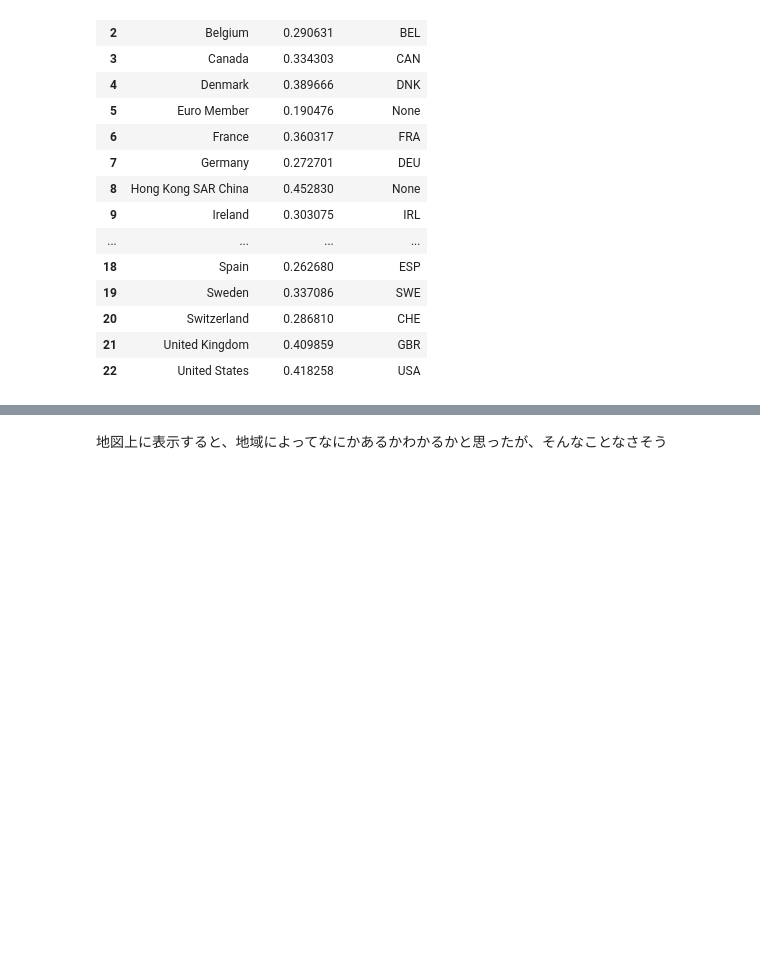
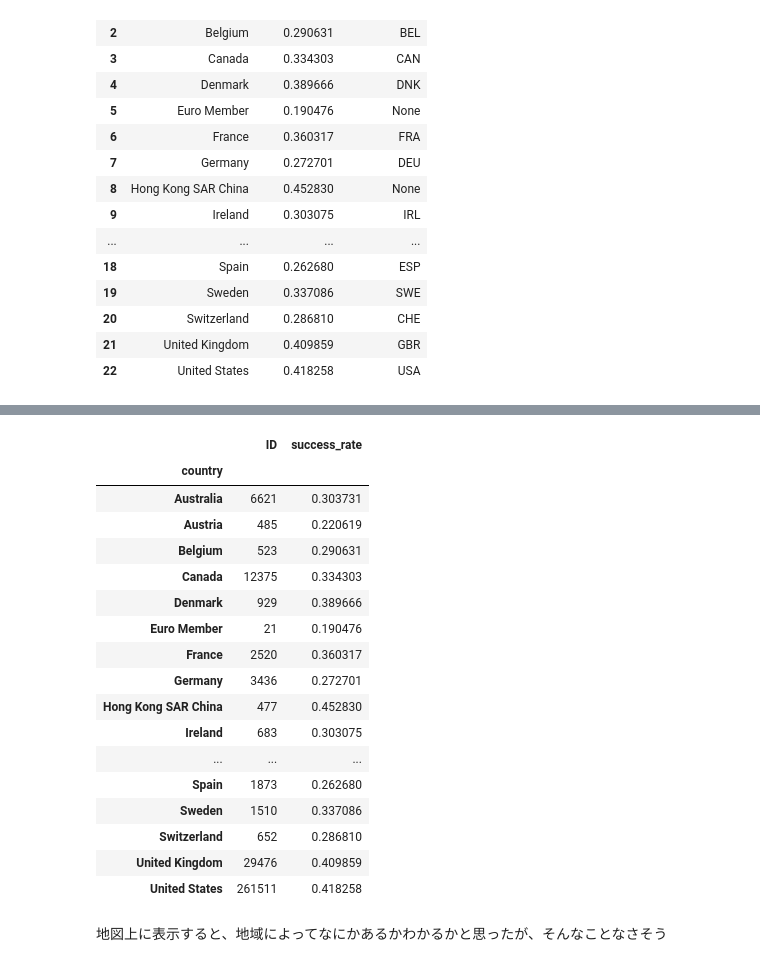
Before and after one commit to curiburn/learning_playground, a Jupyter notebook: kickstartar/edas/is_success_2.ipynb, the cells around one changed output, grey strips where cells are left out. Saved outputs shown, nothing was run; the diff lists cells and outputs as text; code cells hidden in the pictures; blank space fills up the shorter version.

```diff
--- a/kickstartar/edas/is_success_2.ipynb
+++ b/kickstartar/edas/is_success_2.ipynb
@@ -102,5 +100,26 @@ px.choropleth(
 ).show()
 # %% [output]
 [interactive output not drawn]
+# %%
+pd.concat([DATA.groupby("country").count().ID, SUCCESS_RATE_PER_COUNTRY], axis=1)
+# %% [output]
+|  | ID | success_rate |
+| country |  |  |
+| Australia | 6621 | 0.303731 |
+| Austria | 485 | 0.220619 |
+| Belgium | 523 | 0.290631 |
+| Canada | 12375 | 0.334303 |
+| Denmark | 929 | 0.389666 |
+| Euro Member | 21 | 0.190476 |
+| France | 2520 | 0.360317 |
+| Germany | 3436 | 0.272701 |
+| Hong Kong SAR China | 477 | 0.452830 |
+| Ireland | 683 | 0.303075 |
+| ... | ... | ... |
+| Spain | 1873 | 0.262680 |
+| Sweden | 1510 | 0.337086 |
+| Switzerland | 652 | 0.286810 |
+| United Kingdom | 29476 | 0.409859 |
+| United States | 261511 | 0.418258 |
 # %% [markdown]
 地図上に表示すると、地域によってなにかあるかわかるかと思ったが、そんなことなさそう
```
Also changed, not shown: parts of 2 cells of this notebook, 1 other file.
